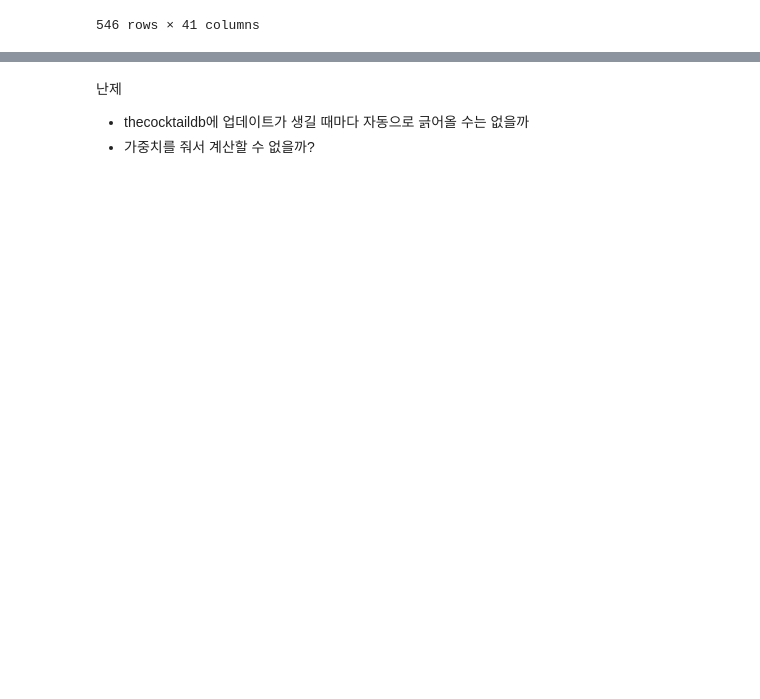
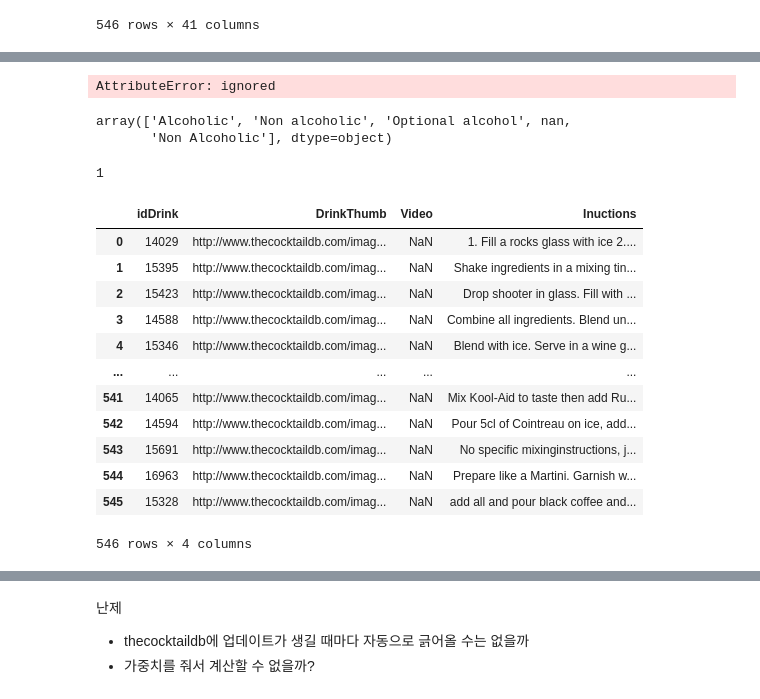
Before and after one commit to yk-Jeong/Codestates_Project, a Jupyter notebook: AI_08_정유경_Section3.ipynb, the cells around one changed output, grey strips where cells are left out. Saved outputs shown, nothing was run; the diff lists cells and outputs as text; code cells hidden in the pictures; blank space fills up the shorter version.

```diff
--- a/AI_08_정유경_Section3.ipynb
+++ b/AI_08_정유경_Section3.ipynb
@@ -84,0 +90,14 @@ pip install pandas-profiling==2.11.0 --upgrade
+# %%
+profile = df.profile_report()
+profile
+# %% [output]
+AttributeError: ignored
+# %%
+df['Alcoholic'].unique()
+# %% [output]
+array(['Alcoholic', 'Non alcoholic', 'Optional alcohol', nan,
+       'Non Alcoholic'], dtype=object)
+# %%
+df['Alcoholic'].isnull().sum()
+# %% [output]
+1
@@ -84,0 +107,18 @@ pip install pandas-profiling==2.11.0 --upgrade
+# %%
+#DrinkThumb, Video, Instructions는 검증용 컬럼인 idDrink와 함께 별도의 df로 남겨둠
+df2 = df[['idDrink', 'DrinkThumb', 'Video', 'Inuctions']]
+df2
+# %% [output]
+|  | idDrink | DrinkThumb | Video | Inuctions |
+| 0 | 14029 | http://www.thecocktaildb.com/imag... | NaN | 1. Fill a rocks glass with ice 2.... |
+| 1 | 15395 | http://www.thecocktaildb.com/imag... | NaN | Shake ingredients in a mixing tin... |
+| 2 | 15423 | http://www.thecocktaildb.com/imag... | NaN | Drop shooter in glass. Fill with ... |
+| 3 | 14588 | http://www.thecocktaildb.com/imag... | NaN | Combine all ingredients. Blend un... |
+| 4 | 15346 | http://www.thecocktaildb.com/imag... | NaN | Blend with ice. Serve in a wine g... |
+| ... | ... | ... | ... | ... |
+| 541 | 14065 | http://www.thecocktaildb.com/imag... | NaN | Mix Kool-Aid to taste then add Ru... |
+| 542 | 14594 | http://www.thecocktaildb.com/imag... | NaN | Pour 5cl of Cointreau on ice, add... |
+| 543 | 15691 | http://www.thecocktaildb.com/imag... | NaN | No specific mixinginstructions, j... |
+| 544 | 16963 | http://www.thecocktaildb.com/imag... | NaN | Prepare like a Martini. Garnish w... |
+| 545 | 15328 | http://www.thecocktaildb.com/imag... | NaN | add all and pour black coffee and... |
+546 rows × 4 columns
```
Also changed, not shown: parts of 20 cells of this notebook.
